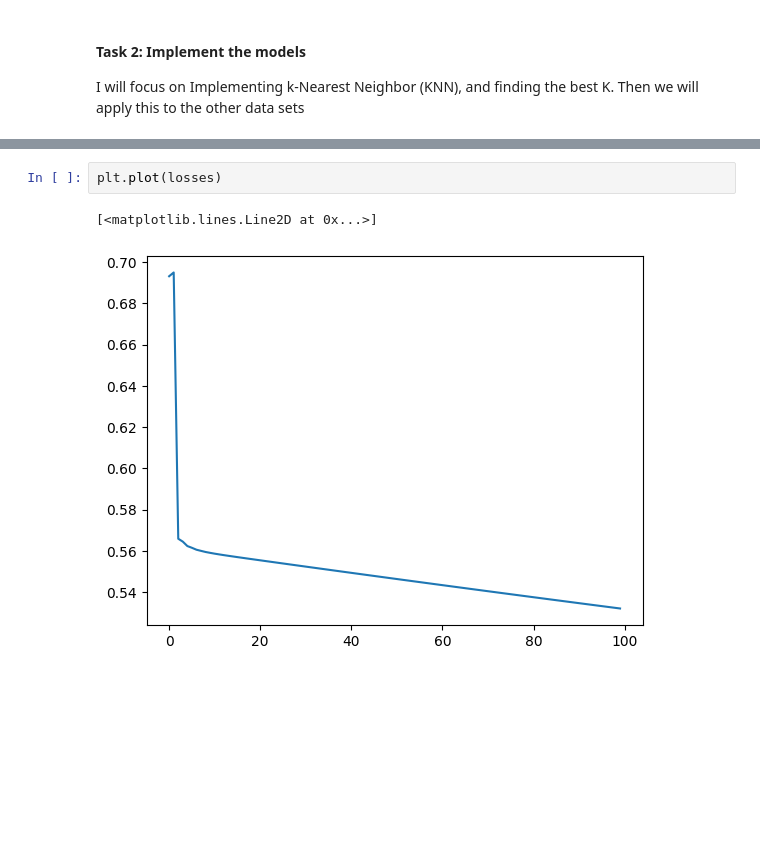
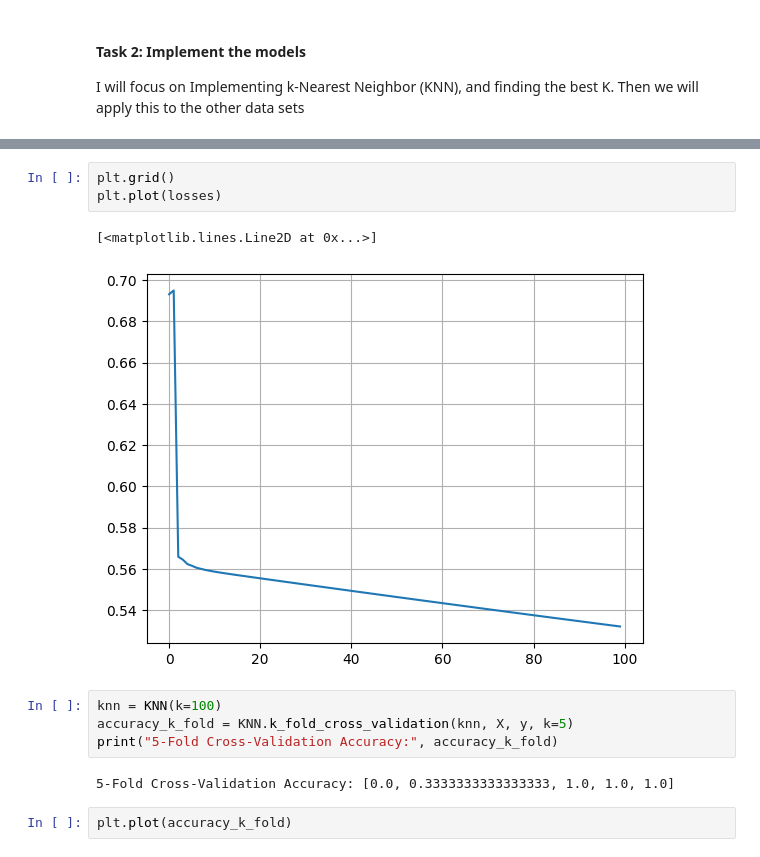
Before and after one commit to CP322-Machine-Learning-Group/Mini-Project-1, a Jupyter notebook: Iris.ipynb, the cells around one changed output, grey strips where cells are left out. Cells and saved outputs as stored; diff of their text form; blank space fills up the shorter version.

```diff
--- a/Iris.ipynb
+++ b/Iris.ipynb
@@ -165,5 +166,14 @@ Epoch: 99, Loss: 0.532070462124075
 # %%
+plt.grid()
 plt.plot(losses)
 # %% [output]
 [<matplotlib.lines.Line2D at 0x...>]
-[figure, old version]
+[figure, new version]
+# %%
+knn = KNN(k=100)
+accuracy_k_fold = KNN.k_fold_cross_validation(knn, X, y, k=5)
+print("5-Fold Cross-Validation Accuracy:", accuracy_k_fold)
+# %% [output]
+5-Fold Cross-Validation Accuracy: [0.0, 0.3333333333333333, 1.0, 1.0, 1.0]
+# %%
+plt.plot(accuracy_k_fold)
```
Also changed, not shown: parts of 2 cells of this notebook, 5 other files.
